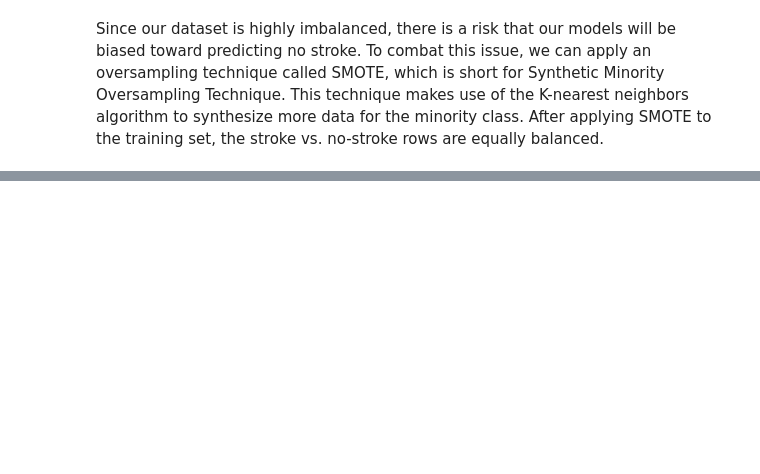
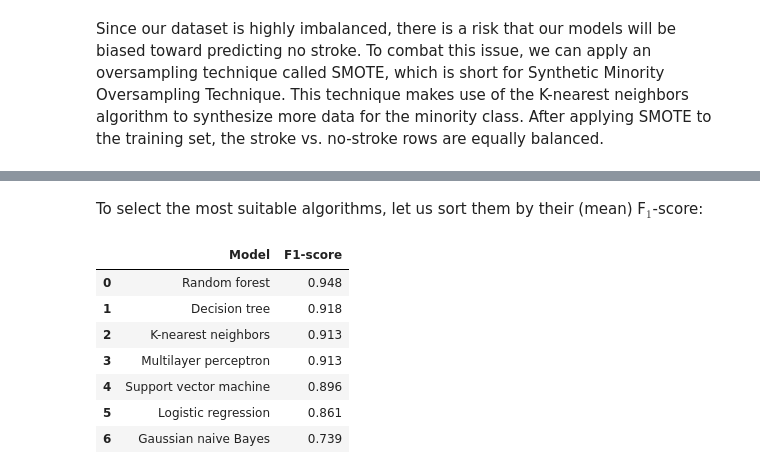
Before and after one commit to tvdaal/stroke-predictions, a Jupyter notebook: stroke_analysis.ipynb, the cells around one changed output, grey strips where cells are left out. Cells and saved outputs as stored; diff of their text form; code cells hidden in the pictures; blank space fills up the shorter version.

Commit message:
Implemented cross validation for various models.

```diff
--- a/stroke_analysis.ipynb
+++ b/stroke_analysis.ipynb
@@ -471,7 +473,7 @@ First, we make a train-test split of the data:
 # %%
 X = df.drop(["stroke"], axis=1)
 y = df["stroke"]
-X_train, X_test, y_train, y_test = train_test_split(X, y, test_size=0.25, random_state=0)
+X_train, X_test, y_train, y_test = train_test_split(X, y, test_size=0.2, random_state=0)
 # %% [markdown]
 Let us take a look at the distribution of the target label:
 # %%
@@ -573,7 +556,7 @@ algorithms = {
     "K-nearest neighbors": KNeighborsClassifier(),
     "Support vector machine": SVC(),
     "Logistic regression": LogisticRegression(),
-    "Multilayer perceptron": MLPClassifier(solver="lbfgs", random_state=0),
+    "Multilayer perceptron": MLPClassifier(random_state=0),
     "Decision tree": DecisionTreeClassifier(random_state=0),
     "Random forest": RandomForestClassifier(random_state=0),
 }
@@ -582,8 +564,0 @@ In the following we train and test models pertaining to all provided algorithms:
-# %%
-model_results = []
-for name, algorithm in algorithms.items():
-    start_time = time.time()
-    results = train_test_model(name, algorithm, X_train, y_train, X_test, y_test)
-    model_results.append((name, results["F1-score"]))
-    elapsed_time = round(time.time() - start_time, 2)
-    print("{}\nDuration: {} seconds\n\nConfusion matrix: \n{}\n\nClassification report: \n{}\nAccuracy: {}, Precision: {}, Recall: {}, F1-score: {}\n\n".format(name.upper(), elapsed_time, results["Confusion matrix"], results["Classification report"], results["Accuracy"], results["Precision"], results["Recall"], results["F1-score"]))
@@ -607,0 +565,8 @@ Accuracy: 0.869, Precision: 0.869, Recall: 0.869, F1-score: 0.869
+# %%
+cv_results = []
+for name, algorithm in algorithms.items():
+    start_time = time.time()
+    results = cross_validation(name, algorithm, X_train, y_train)
+    cv_results.append((name, results["Mean"]))
+    elapsed_time = round(time.time() - start_time, 2)
+    print("\n{}\nDuration: {} seconds\nF1-score: {} ± {}".format(name.upper(), elapsed_time, results["Mean"], results["Standard deviation"]))
@@ -607,0 +591,14 @@ Accuracy: 0.869, Precision: 0.869, Recall: 0.869, F1-score: 0.869
+# %% [markdown]
+To select the most suitable algorithms, let us sort them by their (mean) F$_1$-score:
+# %%
+sorted_cv_results = sorted(cv_results, key=lambda x: x[1], reverse=True)
+pd.DataFrame(sorted_cv_results, columns=["Model", "F1-score"])
+# %% [output]
+|  | Model | F1-score |
+| 0 | Random forest | 0.948 |
+| 1 | Decision tree | 0.918 |
+| 2 | K-nearest neighbors | 0.913 |
+| 3 | Multilayer perceptron | 0.913 |
+| 4 | Support vector machine | 0.896 |
+| 5 | Logistic regression | 0.861 |
+| 6 | Gaussian naive Bayes | 0.739 |
```
Also changed, not shown: parts of 119 cells of this notebook.
